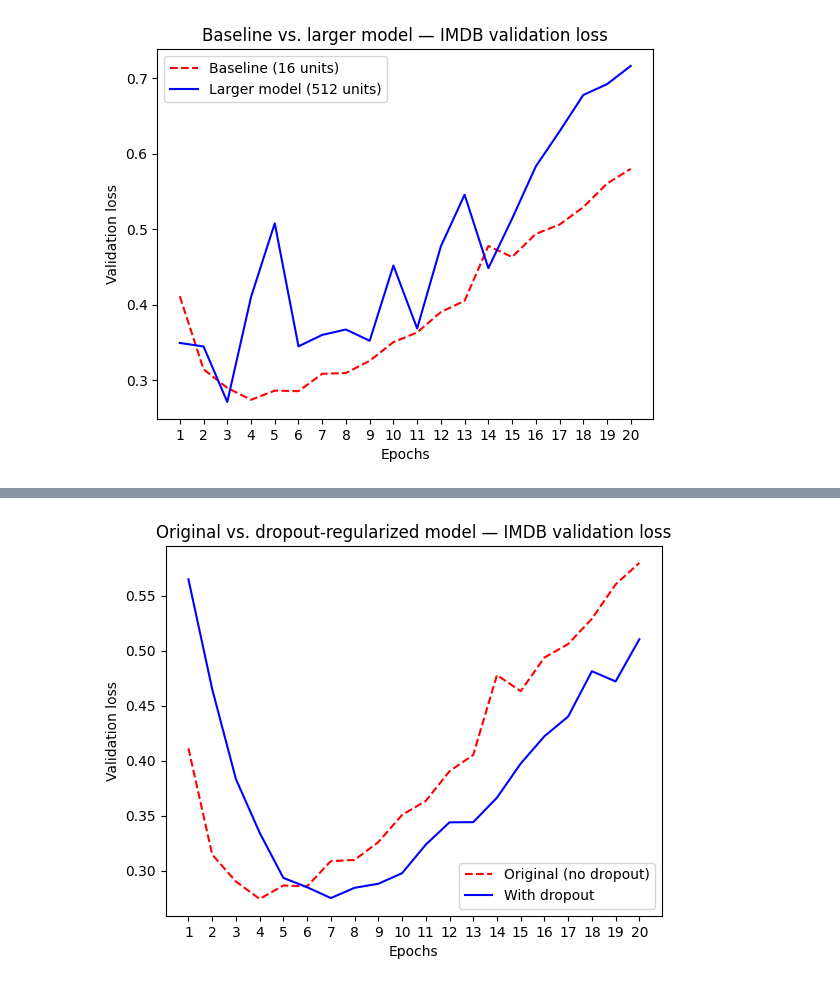
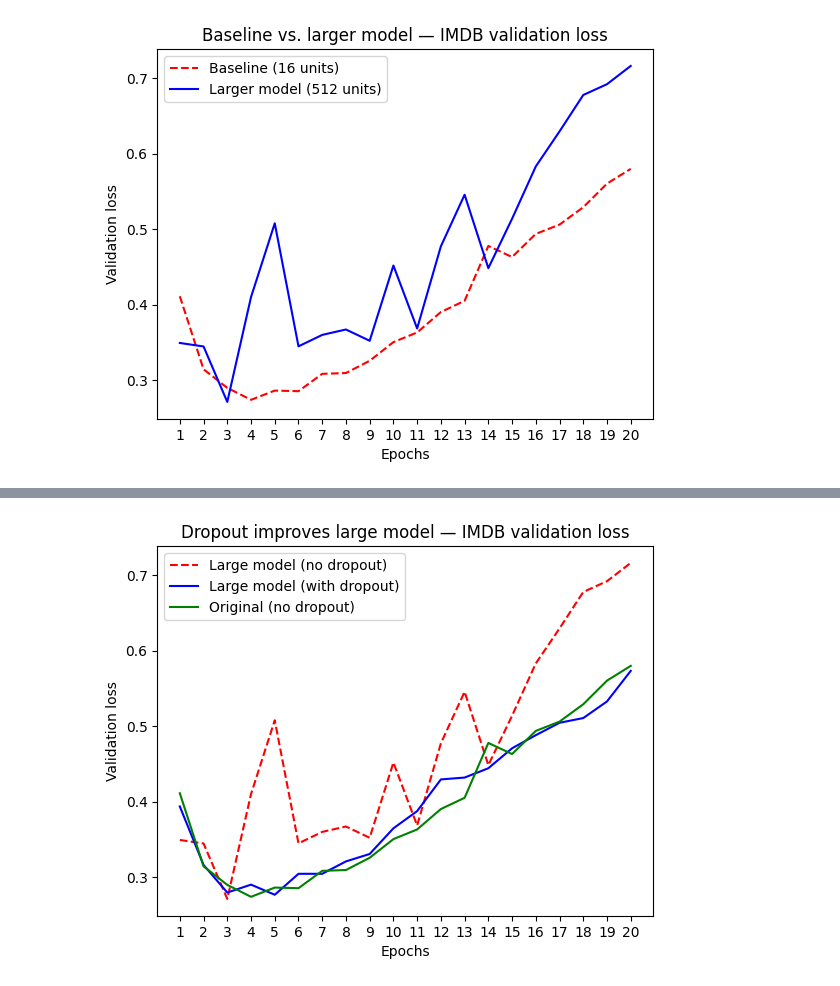
Before and after one commit to DrEntropy/deep-learning-with-python-notebooks, a Jupyter notebook: chapter05_demo.ipynb, the cells around one changed output, grey strips where cells are left out. Cells and saved outputs as stored; diff of their text form; code cells hidden in the pictures.

```diff
--- a/chapter05_demo.ipynb
+++ b/chapter05_demo.ipynb
@@ -187,9 +184,9 @@ Compare against the original baseline from Demo 2.
 # %%
 model = keras.Sequential([
-    layers.Dense(16, activation="relu"),
-    layers.Dropout(0.5),
-    layers.Dense(16, activation="relu"),
-    layers.Dropout(0.5),
+    layers.Dense(512, activation="relu"),
+    layers.Dropout(0.8),
+    layers.Dense(512, activation="relu"),
+    layers.Dropout(0.8),
     layers.Dense(1, activation="sigmoid"),
 ])
 model.compile(optimizer="rmsprop",
@@ -219,14 +216,16 @@ Epoch 20/20
 # %%
 epochs = range(1, 21)
-plt.plot(epochs, history_original.history["val_loss"], "r--",
+plt.plot(epochs, history_larger.history["val_loss"], "r--",
+         label="Large model (no dropout)")
+plt.plot(epochs, history_dropout.history["val_loss"], "b-",
+         label="Large model (with dropout)")
+plt.plot(epochs, history_original.history["val_loss"], "g-",
          label="Original (no dropout)")
-plt.plot(epochs, history_dropout.history["val_loss"], "b-",
-         label="With dropout")
-plt.title("Original vs. dropout-regularized model — IMDB validation loss")
+plt.title("Dropout improves large model — IMDB validation loss")
 plt.xlabel("Epochs")
 plt.ylabel("Validation loss")
 plt.xticks(epochs)
 plt.legend()
 plt.show()
 # %% [output]
-[figure, old version]
+[figure, new version]
```
Also changed, not shown: parts of 3 cells of this notebook.
